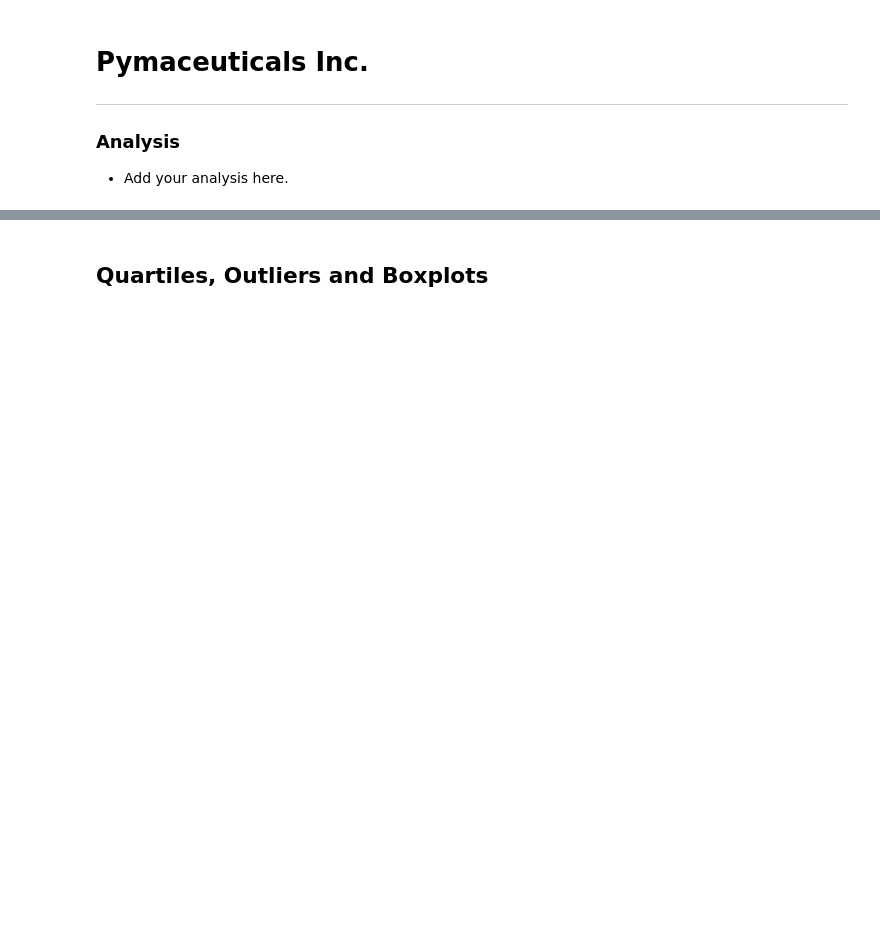
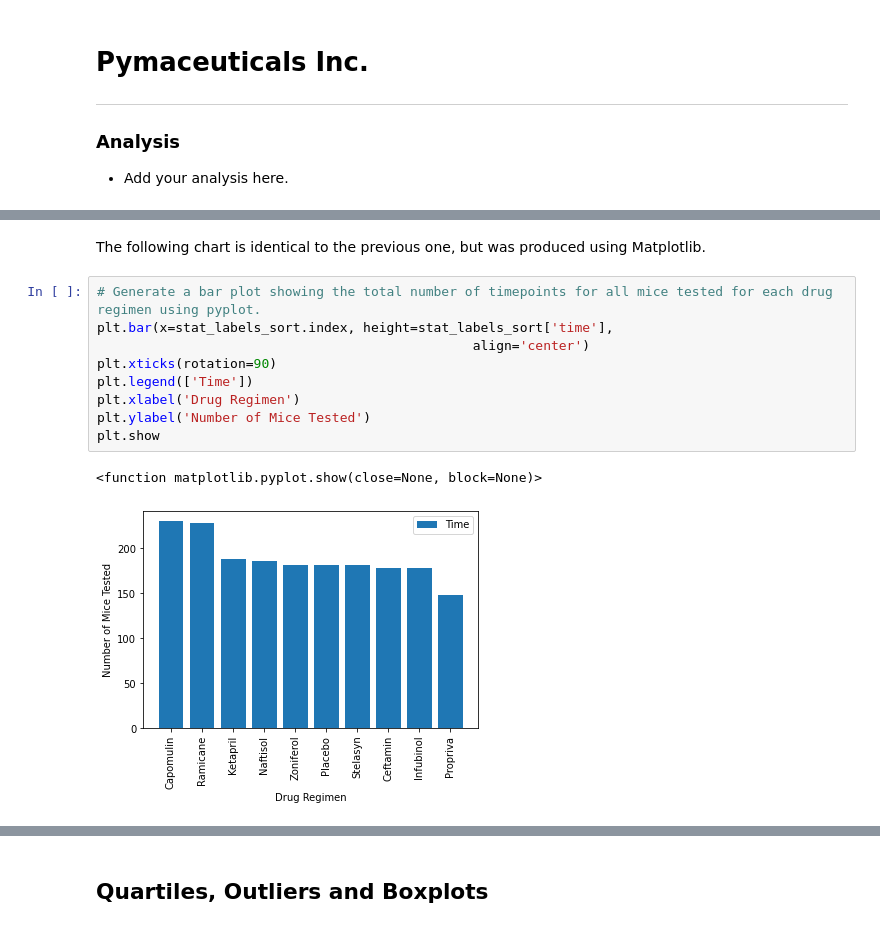
Before and after one commit to vgpass/matplotlib-challenge, a Jupyter notebook: Pymaceuticals/pymaceuticals_complete.ipynb, the cells around one changed output, grey strips where cells are left out. Saved outputs shown, nothing was run; the diff lists cells and outputs as text; blank space fills up the shorter version.

```diff
--- a/Pymaceuticals/pymaceuticals_complete.ipynb
+++ b/Pymaceuticals/pymaceuticals_complete.ipynb
@@ -127,0 +208,14 @@ array(['g989'], dtype=object)
+# %% [markdown]
+The following chart is identical to the previous one, but was produced using Matplotlib.
+# %%
+# Generate a bar plot showing the total number of timepoints for all mice tested for each drug regimen using pyplot.
+plt.bar(x=stat_labels_sort.index, height=stat_labels_sort['time'],
+                                                align='center')
+plt.xticks(rotation=90)
+plt.legend(['Time'])
+plt.xlabel('Drug Regimen')
+plt.ylabel('Number of Mice Tested')
+plt.show
+# %% [output]
+<function matplotlib.pyplot.show(close=None, block=None)>
+[figure, added]
```
Also changed, not shown: parts of 54 cells of this notebook.
